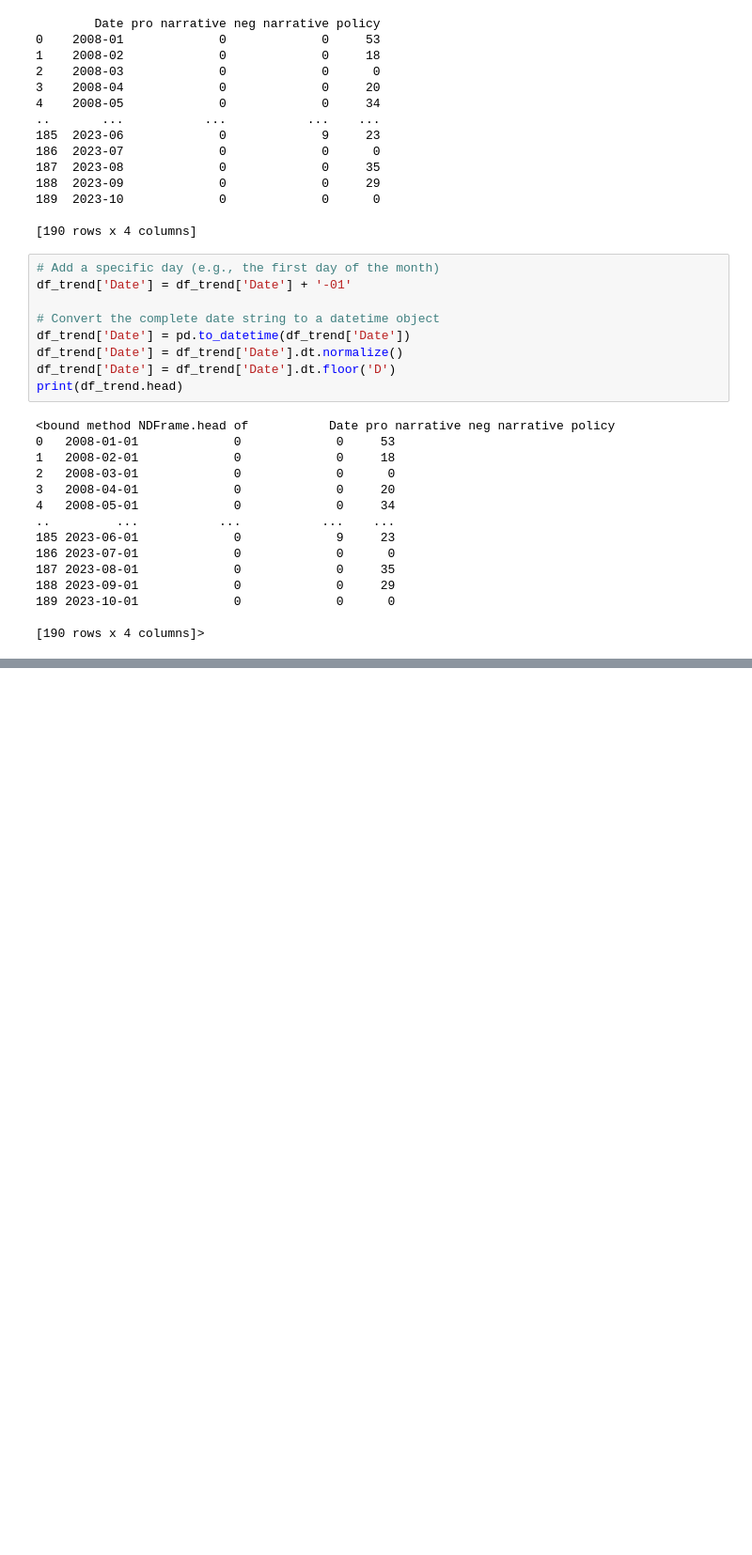
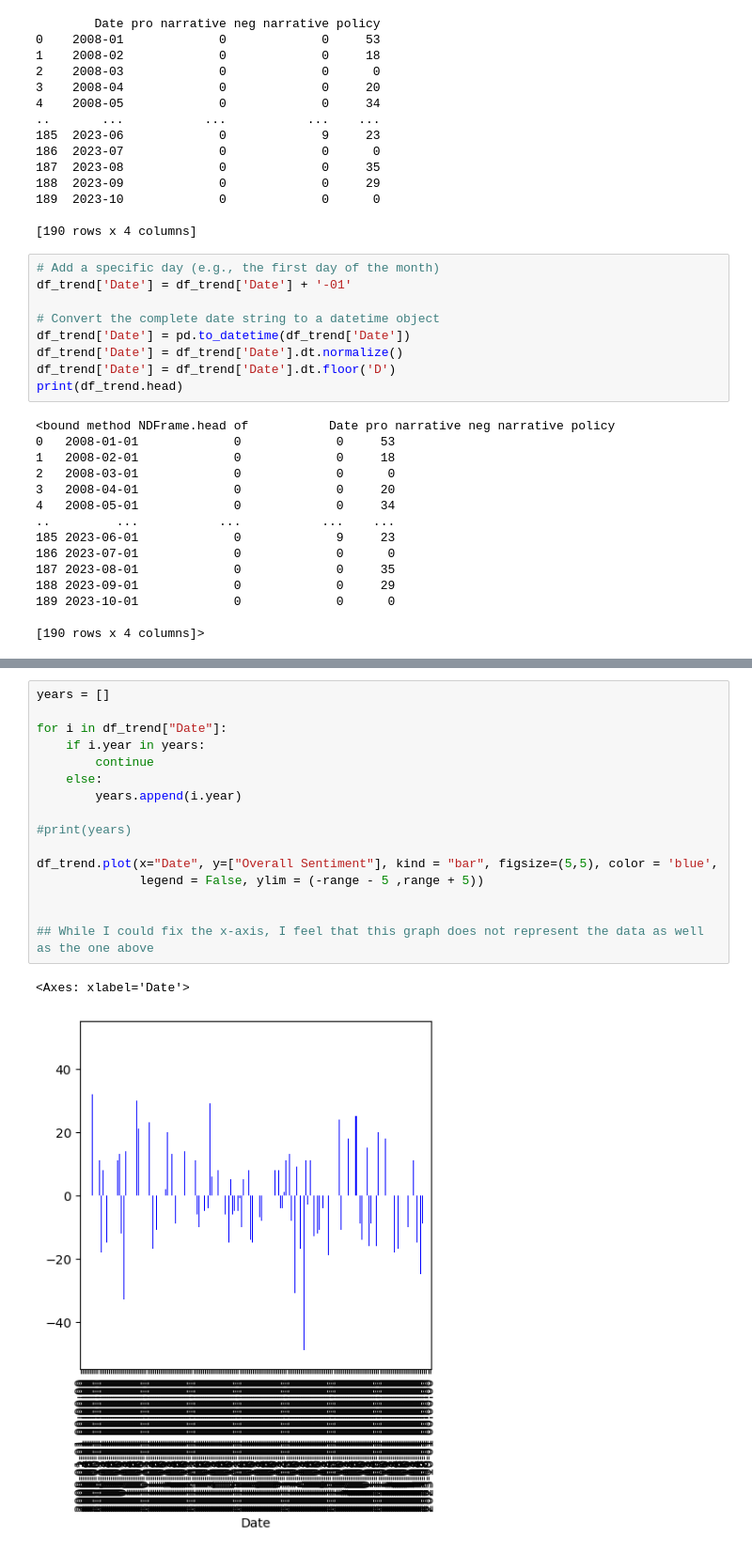
Before and after one commit to galibest2/as.180.369, a Jupyter notebook: contrib/galibest2/Research-Paper-Notebook.ipynb, the cells around one changed output, grey strips where cells are left out. Shown at 94% size. Drawn from its saved outputs; the diff is of its cells as text; blank space fills up the shorter version.

```diff
--- a/contrib/galibest2/Research-Paper-Notebook.ipynb
+++ b/contrib/galibest2/Research-Paper-Notebook.ipynb
@@ -112,0 +185,19 @@ TypeError: no numeric data to plot
+# %%
+years = []
+
+for i in df_trend["Date"]:
+    if i.year in years:
+        continue
+    else:
+        years.append(i.year)
+
+#print(years)
+
+df_trend.plot(x="Date", y=["Overall Sentiment"], kind = "bar", figsize=(5,5), color = 'blue',
+              legend = False, ylim = (-range - 5 ,range + 5))
+
+
+## While I could fix the x-axis, I feel that this graph does not represent the data as well as the one above
+# %% [output]
+<Axes: xlabel='Date'>
+[figure, added]
```
Also changed, not shown: parts of 10 cells of this notebook.
